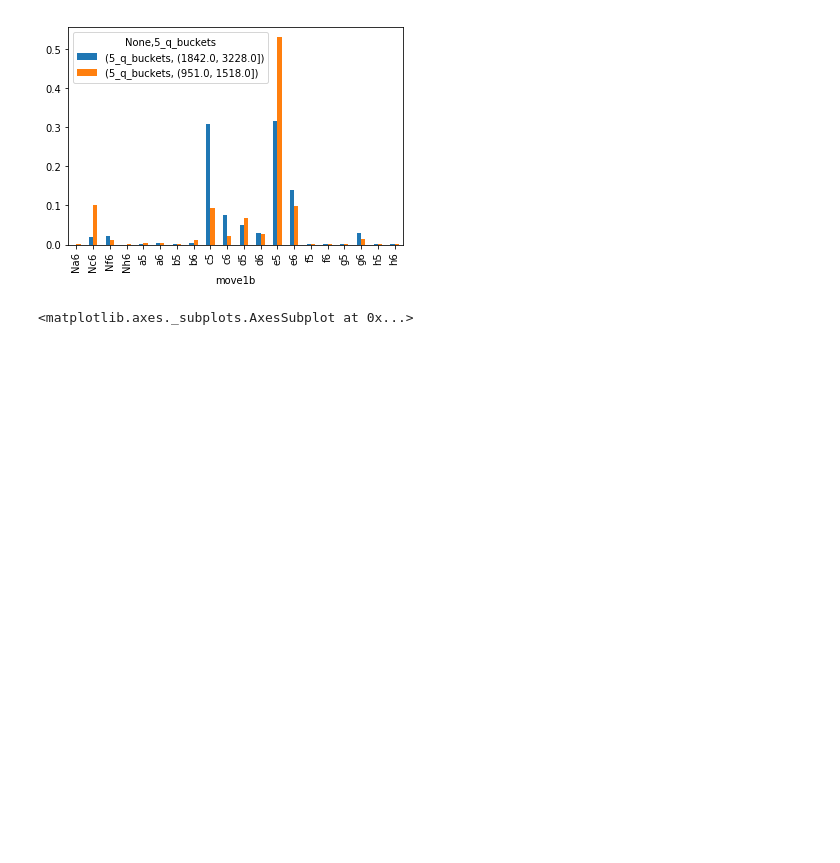
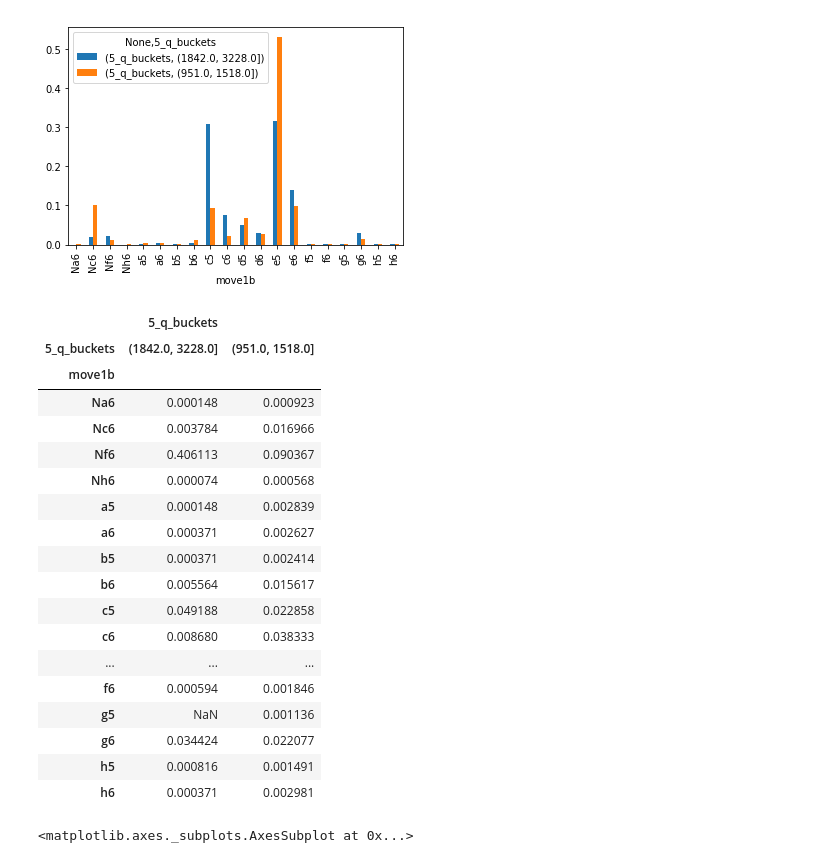
Before and after one commit to crawftv/chessdb, a Jupyter notebook: FICS_exploration.ipynb, the cells around one changed output. Cells and saved outputs as stored; diff of their text form; code cells hidden in the pictures; blank space fills up the shorter version.

```diff
--- a/FICS_exploration.ipynb
+++ b/FICS_exploration.ipynb
@@ -135,6 +152,30 @@ d.unstack(level=1).plot(kind='bar')
 # %% [output]
 <matplotlib.axes._subplots.AxesSubplot at 0x...>
 [figure]
+# %%
+d = b[b['move1w'] == 'd4'].groupby(['move1b','5_q_buckets',]).agg({'5_q_buckets' : np.size})
+d = d / d.groupby(level=1).sum()
+d.unstack(level=1)
+# %% [output]
+|  | 5_q_buckets |  |
+| 5_q_buckets | (1842.0, 3228.0] | (951.0, 1518.0] |
+| move1b |  |  |
+| Na6 | 0.000148 | 0.000923 |
+| Nc6 | 0.003784 | 0.016966 |
+| Nf6 | 0.406113 | 0.090367 |
+| Nh6 | 0.000074 | 0.000568 |
+| a5 | 0.000148 | 0.002839 |
+| a6 | 0.000371 | 0.002627 |
+| b5 | 0.000371 | 0.002414 |
+| b6 | 0.005564 | 0.015617 |
+| c5 | 0.049188 | 0.022858 |
+| c6 | 0.008680 | 0.038333 |
+| ... | ... | ... |
+| f6 | 0.000594 | 0.001846 |
+| g5 | NaN | 0.001136 |
+| g6 | 0.034424 | 0.022077 |
+| h5 | 0.000816 | 0.001491 |
+| h6 | 0.000371 | 0.002981 |
 # %%
 c = a[(a['move1w'] == 'e4') & (a['move1b'] == 'd5' )].groupby(['move2w', '10_q_buckets']).agg({'10_q_buckets' : np.size, })
 # %%
```
Also changed, not shown: parts of 17 cells of this notebook, 6 other files.
